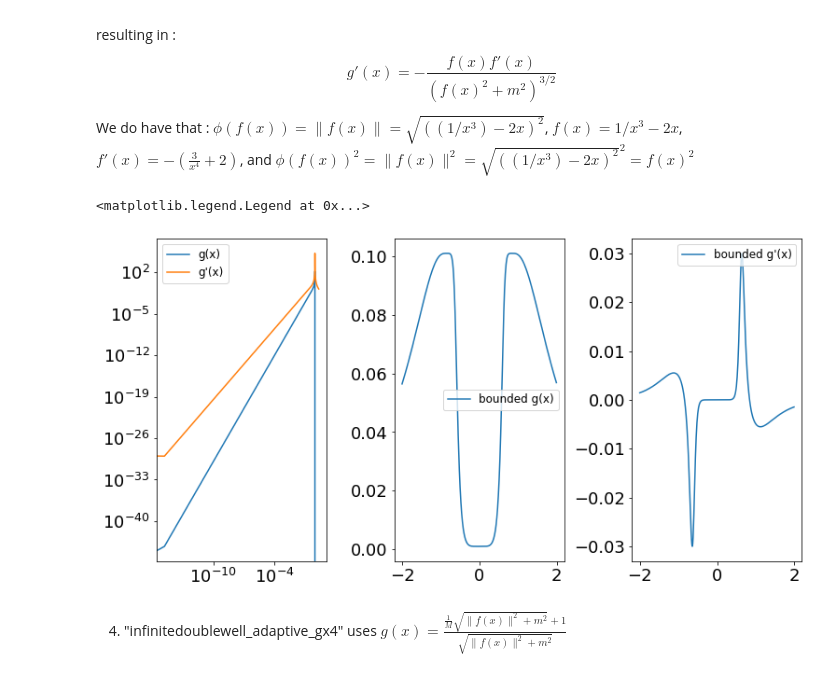
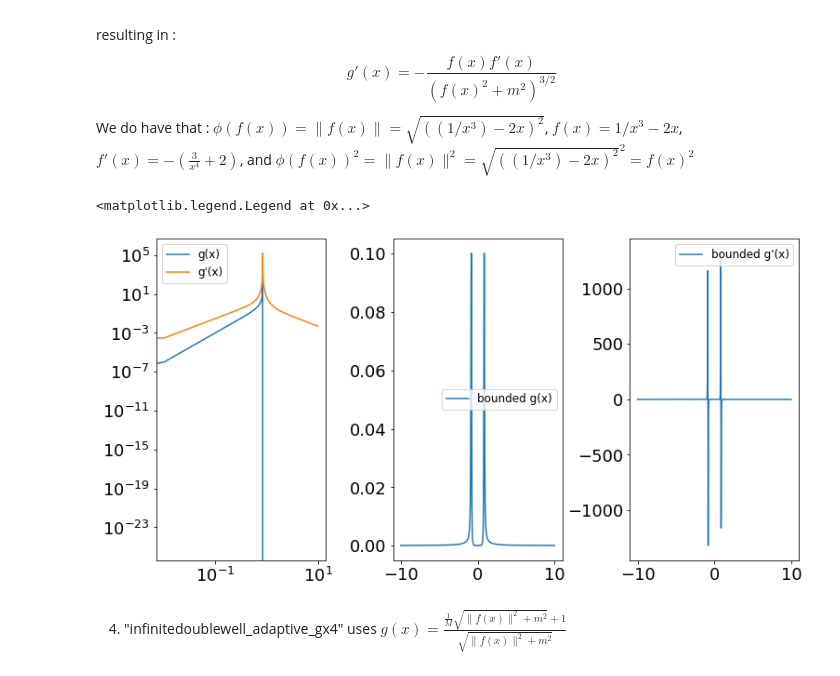
Before and after one commit to alixsleroy/WeakSDEapproximation, a Jupyter notebook: langevin_adaptive.ipynb, the cells around one changed output. Drawn from its saved outputs; the diff is of its cells as text; code cells hidden in the pictures.

```diff
--- a/langevin_adaptive.ipynb
+++ b/langevin_adaptive.ipynb
@@ -171,37 +147,37 @@ def g4_plot(x,h,dtmin,dtmax):
     #compute gx
     gx_den=np.sqrt(phif2+m2)
     gx_num = gx_den/M + 1
     gx=gx_num/gx_den
 
     #compute gx prime
     gxp_num=- f*fprime
     gxp_den = gx_den*gx_den*gx_den
     gxprime= gxp_num/gxp_den
     gxprime = np.round(gxprime,6)
     #return
     re=np.array([gx,gxprime])
     return re
 
 
 fig, (ax1,ax2,ax3)= plt.subplots(1, 3,figsize=(12,6))# plt.figure(figsize=(4,4))
 fig.subplots_adjust(left=0.1,bottom=0.1,right=0.9, top=0.9, wspace=0.4, hspace=0.4)
-dt=1
-dtbounds = np.array([0.001,0.1])
+dt=0.01
+dtbounds = np.array([0.0001,0.1])
 dtmin=dtbounds[0]
 dtmax = dtbounds[1]
-x=np.arange(-2,2,0.01)
+x=np.arange(-10,10,0.01)
 gx4_test = g4_plot(x,dt,dtmin,dtmax)
 
 ax1.loglog(x,g(x)[0,::],label="g(x)")
 ax1.loglog(x,g(x)[1,::],label="g'(x)")
 ax2.plot(x,gx4_test[0,::]*dt,label="bounded g(x)")
 ax3.plot(x,gx4_test[1,::],label="bounded g'(x)")
 ax1.legend()
 ax2.legend()
 ax3.legend()
 # %% [output]
 <matplotlib.legend.Legend at 0x...>
-[figure, old version]
+[figure, new version]
 # %%
 #%time ytest=y_compile = DW_sde_fast(1000,3,10,0.01,20) # compile the function
 def plot_dist(y,tau,dt,n_samples,T,title,ax):
```
Also changed, not shown: parts of 15 cells of this notebook, 1 other file.
